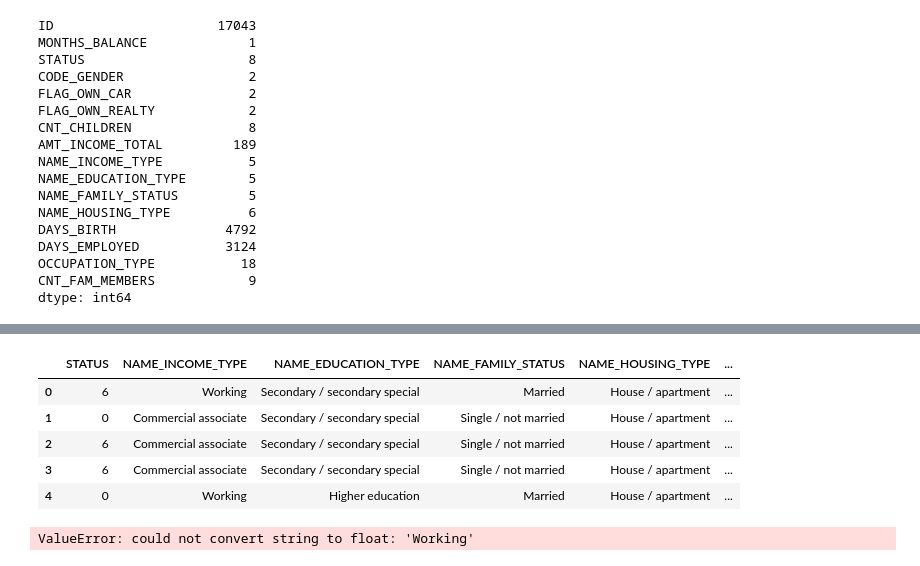
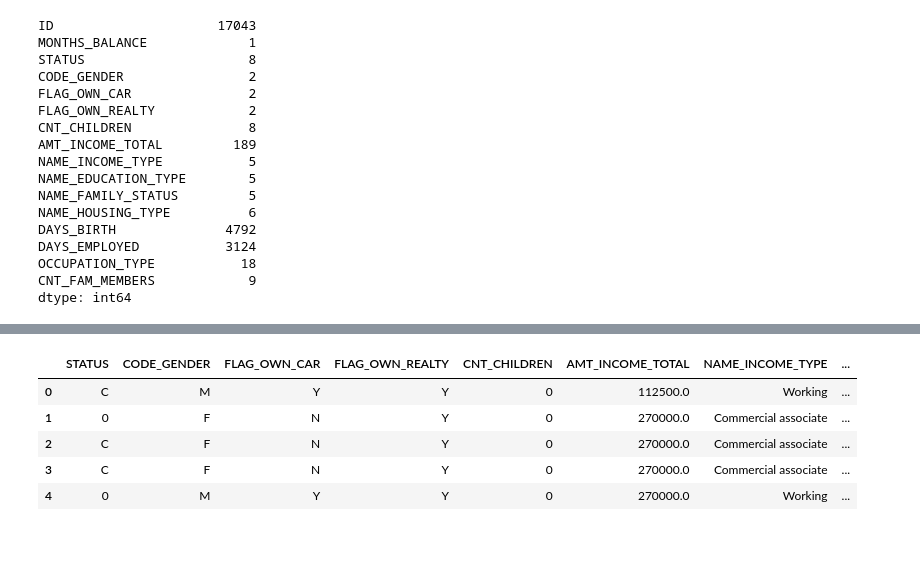
Before and after one commit to Ljubrich/Project-4-Group-1, a Jupyter notebook: Resources/feature_selection.ipynb, the cells around one changed output, grey strips where cells are left out. Cells and saved outputs as stored; diff of their text form; code cells hidden in the pictures.

```diff
--- a/Resources/feature_selection.ipynb
+++ b/Resources/feature_selection.ipynb
@@ -68,22 +36,0 @@ dtype: int64
-# %%
-df_reduced = df[[
-    'STATUS',
-    'NAME_INCOME_TYPE',
-    'NAME_EDUCATION_TYPE',
-    'NAME_FAMILY_STATUS',
-    'NAME_HOUSING_TYPE',
-    'OCCUPATION_TYPE'
-]]
-
-df_reduced.head()
-# %% [output]
-|  | STATUS | NAME_INCOME_TYPE | NAME_EDUCATION_TYPE | NAME_FAMILY_STATUS | NAME_HOUSING_TYPE | ... |
-| 0 | 6 | Working | Secondary / secondary special | Married | House / apartment | ... |
-| 1 | 0 | Commercial associate | Secondary / secondary special | Single / not married | House / apartment | ... |
-| 2 | 6 | Commercial associate | Secondary / secondary special | Single / not married | House / apartment | ... |
-| 3 | 6 | Commercial associate | Secondary / secondary special | Single / not married | House / apartment | ... |
-| 4 | 0 | Working | Higher education | Married | House / apartment | ... |
-# %%
-df_reduced.corr()
-# %% [output]
-ValueError: could not convert string to float: 'Working'
@@ -89,0 +40,15 @@ ValueError: could not convert string to float: 'Working'
+# %%
+df = df.drop(columns=[
+    'ID',
+    'MONTHS_BALANCE',
+    'DAYS_EMPLOYED',
+    'DAYS_BIRTH'
+])
+df.head()
+# %% [output]
+|  | STATUS | CODE_GENDER | FLAG_OWN_CAR | FLAG_OWN_REALTY | CNT_CHILDREN | AMT_INCOME_TOTAL | NAME_INCOME_TYPE | ... |
+| 0 | C | M | Y | Y | 0 | 112500.0 | Working | ... |
+| 1 | 0 | F | N | Y | 0 | 270000.0 | Commercial associate | ... |
+| 2 | C | F | N | Y | 0 | 270000.0 | Commercial associate | ... |
+| 3 | C | F | N | Y | 0 | 270000.0 | Commercial associate | ... |
+| 4 | 0 | M | Y | Y | 0 | 270000.0 | Working | ... |
```
Also changed, not shown: parts of 7 cells of this notebook, 3 other files.
